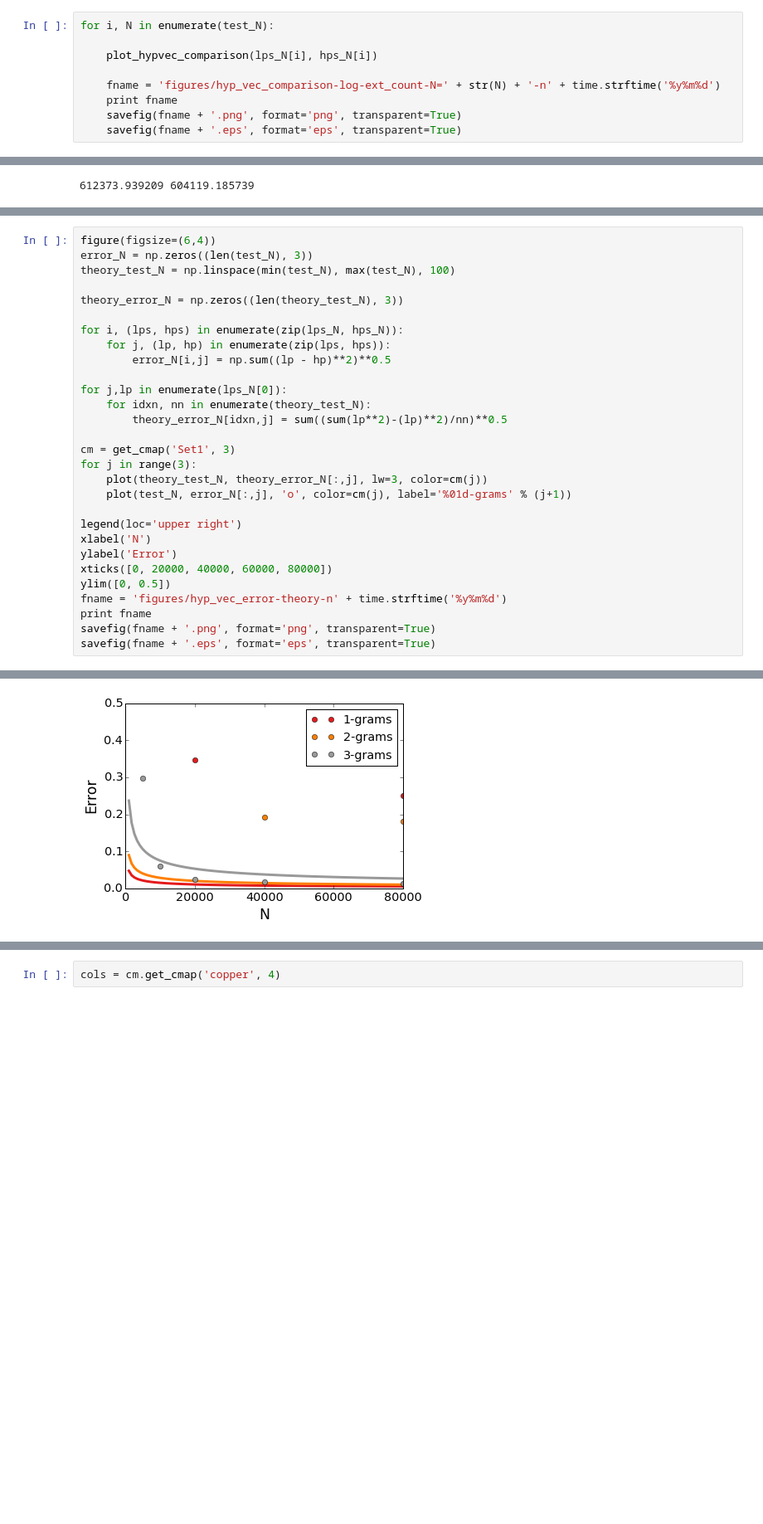
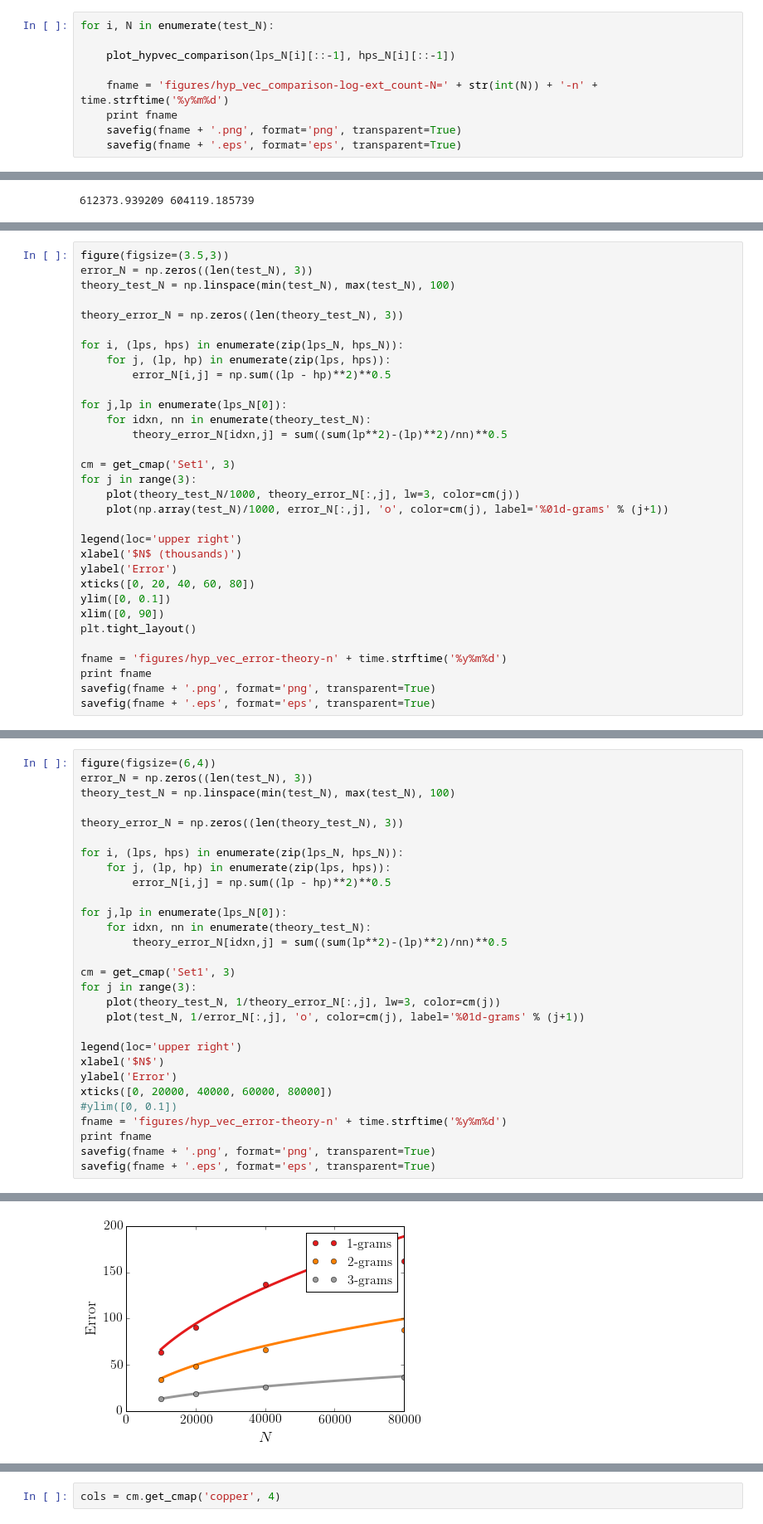
Before and after one commit to epaxon/HDlanguageDetection, a Jupyter notebook: hypervector_capacity-log_count-161129.ipynb, the cells around one changed output, grey strips where cells are left out. Shown at 83% size. Saved outputs shown, nothing was run; the diff lists cells and outputs as text; blank space fills up the shorter version.

```diff
--- a/hypervector_capacity-log_count-161129.ipynb
+++ b/hypervector_capacity-log_count-161129.ipynb
@@ -1295,9 +1306,9 @@ for i, N in enumerate(test_N):
 # %%
 for i, N in enumerate(test_N):
 
-    plot_hypvec_comparison(lps_N[i], hps_N[i])
+    plot_hypvec_comparison(lps_N[i][::-1], hps_N[i][::-1])
 
-    fname = 'figures/hyp_vec_comparison-log-ext_count-N=' + str(N) + '-n' + time.strftime('%y%m%d')
+    fname = 'figures/hyp_vec_comparison-log-ext_count-N=' + str(int(N)) + '-n' + time.strftime('%y%m%d')
     print fname
     savefig(fname + '.png', format='png', transparent=True)
     savefig(fname + '.eps', format='eps', transparent=True)
@@ -1379,3 +1390,35 @@ plot(error2)
 # %% [output]
 [<matplotlib.lines.Line2D at 0x...>]
 [figure]
+# %%
+figure(figsize=(3.5,3))
+error_N = np.zeros((len(test_N), 3))
+theory_test_N = np.linspace(min(test_N), max(test_N), 100)
+
+theory_error_N = np.zeros((len(theory_test_N), 3))
+
+for i, (lps, hps) in enumerate(zip(lps_N, hps_N)):
+    for j, (lp, hp) in enumerate(zip(lps, hps)):
+        error_N[i,j] = np.sum((lp - hp)**2)**0.5
+
+for j,lp in enumerate(lps_N[0]):
+    for idxn, nn in enumerate(theory_test_N):
+        theory_error_N[idxn,j] = sum((sum(lp**2)-(lp)**2)/nn)**0.5
+
+cm = get_cmap('Set1', 3)
+for j in range(3):
+    plot(theory_test_N/1000, theory_error_N[:,j], lw=3, color=cm(j))
+    plot(np.array(test_N)/1000, error_N[:,j], 'o', color=cm(j), label='%01d-grams' % (j+1))
+
+legend(loc='upper right')
+xlabel('$N$ (thousands)')
+ylabel('Error')
+xticks([0, 20, 40, 60, 80])
+ylim([0, 0.1])
+xlim([0, 90])
+plt.tight_layout()
+
+fname = 'figures/hyp_vec_error-theory-n' + time.strftime('%y%m%d')
+print fname
+savefig(fname + '.png', format='png', transparent=True)
+savefig(fname + '.eps', format='eps', transparent=True)
@@ -1396,14 +1442,14 @@ for j,lp in enumerate(lps_N[0]):
 
 cm = get_cmap('Set1', 3)
 for j in range(3):
-    plot(theory_test_N, theory_error_N[:,j], lw=3, color=cm(j))
-    plot(test_N, error_N[:,j], 'o', color=cm(j), label='%01d-grams' % (j+1))
+    plot(theory_test_N, 1/theory_error_N[:,j], lw=3, color=cm(j))
+    plot(test_N, 1/error_N[:,j], 'o', color=cm(j), label='%01d-grams' % (j+1))
 
 legend(loc='upper right')
-xlabel('N')
+xlabel('$N$')
 ylabel('Error')
 xticks([0, 20000, 40000, 60000, 80000])
-ylim([0, 0.5])
+#ylim([0, 0.1])
 fname = 'figures/hyp_vec_error-theory-n' + time.strftime('%y%m%d')
 print fname
 savefig(fname + '.png', format='png', transparent=True)
@@ -1413,4 +1459,4 @@ figures/hyp_vec_error-theory-n161213
-[figure, old version]
+[figure, new version]
 # %% [markdown]
 **Figure 1.16. Accuracy of probability encodings increases with increasing N:** The log counts of unigrams, bigams and trigrams were stored into a single hypervector with different dimensionalities ($N=[1e3, 1e4, 5e4, 1e5, 2e5]$ from top to bottom) and compared with the true probabilities. As the dimensionality increases, the varaibility of the probabilities encoded in the hypervector decreases. Occasionally, there is a global offset in the probability values, which is caused by noise in the count values also stored in the hypervector. These offsets could be mitigated by more robustly keeping track of the count, since this value is very important to keep accurately (i.e. there could be several `count_vectors` that all store the count, and together would reduce the noise of this particular value).
 
```
Also changed, not shown: parts of 6 cells of this notebook, 16 other files.
